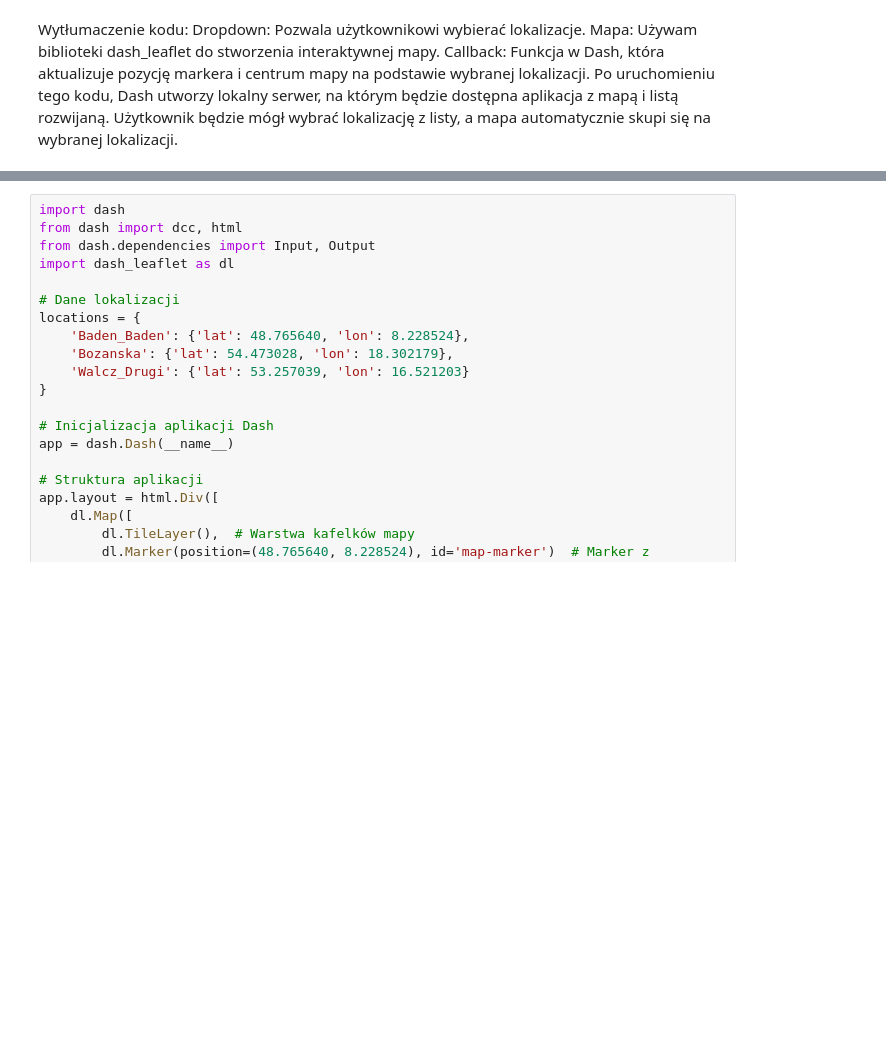
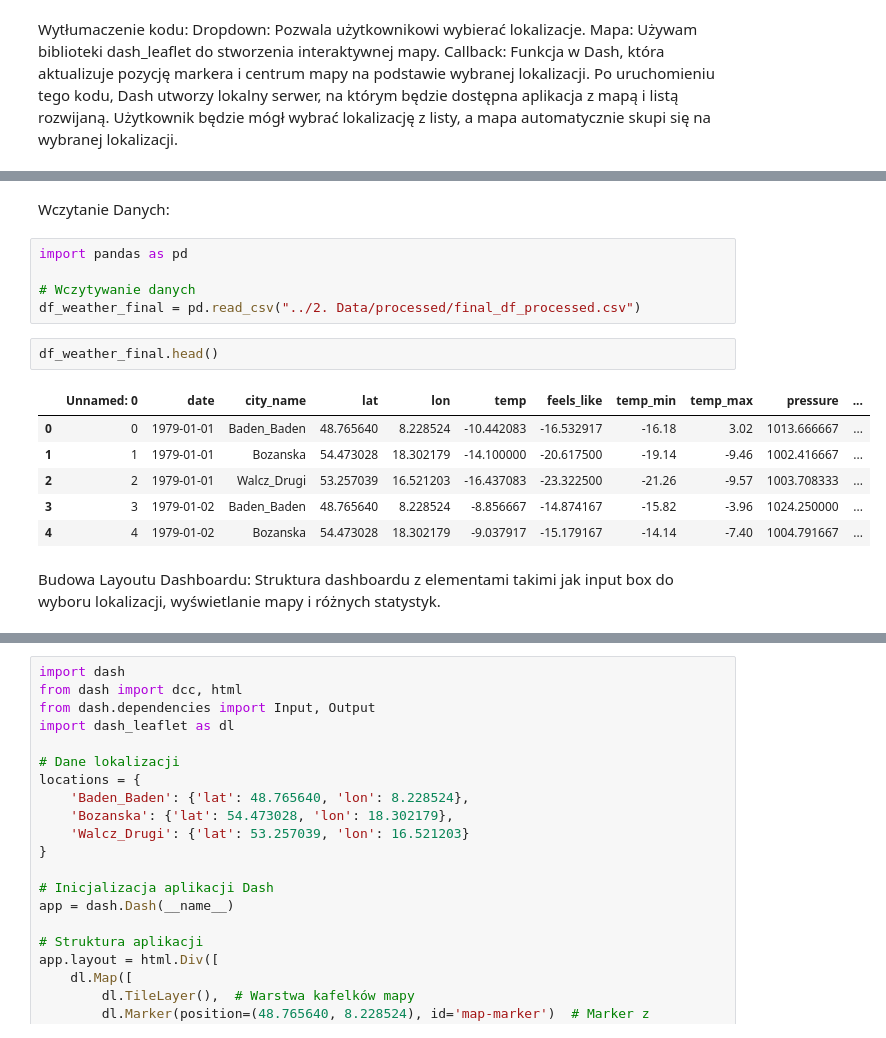
Before and after one commit to BartoszRP/MERITO_ML_Projekt_Fotowoltaika_2024, a Jupyter notebook: 1. Notebooks/04_wizualizacja_dashboard_danych.ipynb, the cells around one changed output, grey strips where cells are left out. Saved outputs shown, nothing was run; the diff lists cells and outputs as text; blank space fills up the shorter version.

```diff
--- a/1. Notebooks/04_wizualizacja_dashboard_danych.ipynb
+++ b/1. Notebooks/04_wizualizacja_dashboard_danych.ipynb
@@ -6,0 +19,19 @@ Po uruchomieniu tego kodu, Dash utworzy lokalny serwer, na którym będzie dost
+# %% [markdown]
+Wczytanie Danych:
+# %%
+import pandas as pd
+
+# Wczytywanie danych
+df_weather_final = pd.read_csv("../2. Data/processed/final_df_processed.csv")
+# %%
+df_weather_final.head()
+# %% [output]
+|  | Unnamed: 0 | date | city_name | lat | lon | temp | feels_like | temp_min | temp_max | pressure | ... |
+| 0 | 0 | 1979-01-01 | Baden_Baden | 48.765640 | 8.228524 | -10.442083 | -16.532917 | -16.18 | 3.02 | 1013.666667 | ... |
+| 1 | 1 | 1979-01-01 | Bozanska | 54.473028 | 18.302179 | -14.100000 | -20.617500 | -19.14 | -9.46 | 1002.416667 | ... |
+| 2 | 2 | 1979-01-01 | Walcz_Drugi | 53.257039 | 16.521203 | -16.437083 | -23.322500 | -21.26 | -9.57 | 1003.708333 | ... |
+| 3 | 3 | 1979-01-02 | Baden_Baden | 48.765640 | 8.228524 | -8.856667 | -14.874167 | -15.82 | -3.96 | 1024.250000 | ... |
+| 4 | 4 | 1979-01-02 | Bozanska | 54.473028 | 18.302179 | -9.037917 | -15.179167 | -14.14 | -7.40 | 1004.791667 | ... |
+# %% [markdown]
+Budowa Layoutu Dashboardu:
+Struktura dashboardu z elementami takimi jak input box do wyboru lokalizacji, wyświetlanie mapy i różnych statystyk.
```
Also changed, not shown: parts of 13 cells of this notebook.
